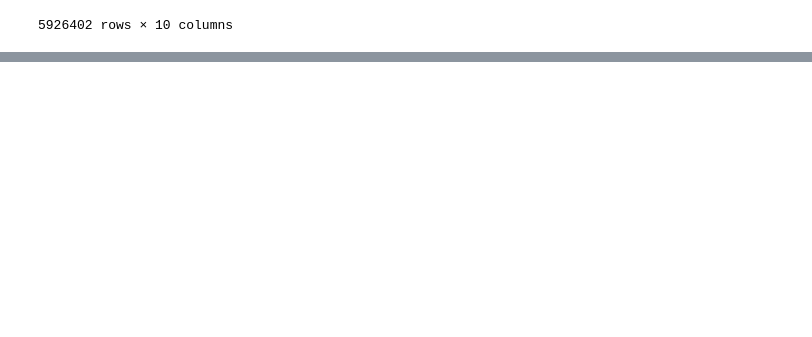
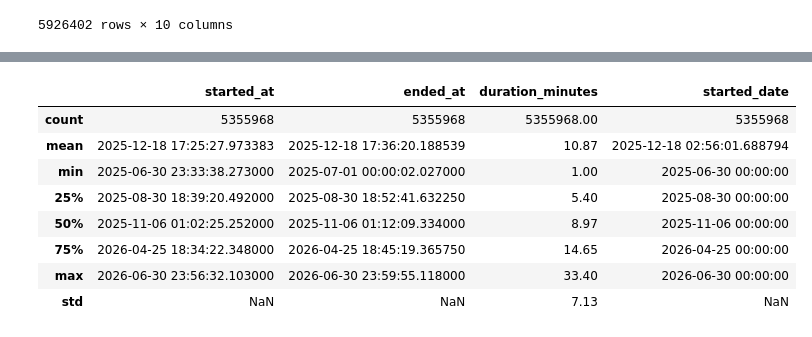
Before and after one commit to Rifaldibon/Cyclistic-Bike---Share-Marketing-Analytics, a Jupyter notebook: analyze_data.ipynb, the cells around one changed output, grey strips where cells are left out. Saved outputs shown, nothing was run; the diff lists cells and outputs as text; code cells hidden in the pictures; blank space fills up the shorter version.

```diff
--- a/analyze_data.ipynb
+++ b/analyze_data.ipynb
@@ -55,0 +120,38 @@ df
+# %%
+# -----------------------------------------------------------------------------
+# Outlier removal (duration_minutes)
+# - Remove trips shorter than 1 minute as likely noise or artifacts.
+# - Use the IQR method to detect upper outliers: outlier_line = Q3 + 1.5 * IQR.
+# - Filter out trips with duration_minutes greater than the calculated outlier_line.
+# This keeps the analysis focused on typical trip durations and reduces skew from extreme values.
+# -----------------------------------------------------------------------------
+
+
+check = df['duration_minutes']>=1
+df = df[check]
+
+q1 = df['duration_minutes'].quantile(0.25)
+q3 = df['duration_minutes'].quantile(0.75)
+iqr = q3 - q1
+
+outlier_line = q3 + (1.5 * iqr)
+
+df= df[df['duration_minutes']<= outlier_line]
+# %%
+# -----------------------------------------------------------------------------
+# Summary statistics
+# Use df.describe() to inspect count, mean, percentiles and min/max for numeric and datetime columns.
+# This helps identify anomalies, ranges, and potential data quality issues.
+# -----------------------------------------------------------------------------
+
+df.describe().round(2)
+# %% [output]
+|  | started_at | ended_at | duration_minutes | started_date |
+| count | 5355968 | 5355968 | 5355968.00 | 5355968 |
+| mean | 2025-12-18 17:25:27.973383 | 2025-12-18 17:36:20.188539 | 10.87 | 2025-12-18 02:56:01.688794 |
+| min | 2025-06-30 23:33:38.273000 | 2025-07-01 00:00:02.027000 | 1.00 | 2025-06-30 00:00:00 |
+| 25% | 2025-08-30 18:39:20.492000 | 2025-08-30 18:52:41.632250 | 5.40 | 2025-08-30 00:00:00 |
+| 50% | 2025-11-06 01:02:25.252000 | 2025-11-06 01:12:09.334000 | 8.97 | 2025-11-06 00:00:00 |
+| 75% | 2026-04-25 18:34:22.348000 | 2026-04-25 18:45:19.365750 | 14.65 | 2026-04-25 00:00:00 |
+| max | 2026-06-30 23:56:32.103000 | 2026-06-30 23:59:55.118000 | 33.40 | 2026-06-30 00:00:00 |
+| std | NaN | NaN | 7.13 | NaN |
```
Also changed, not shown: parts of 14 cells of this notebook, 2 other files.
